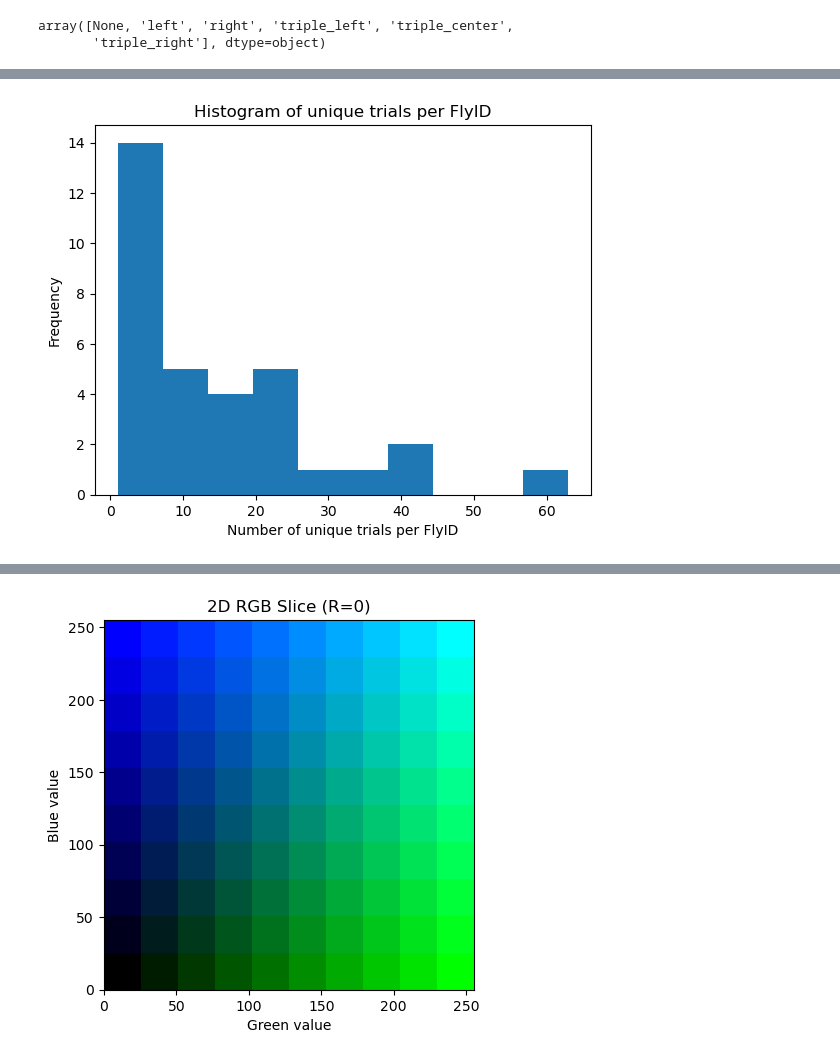
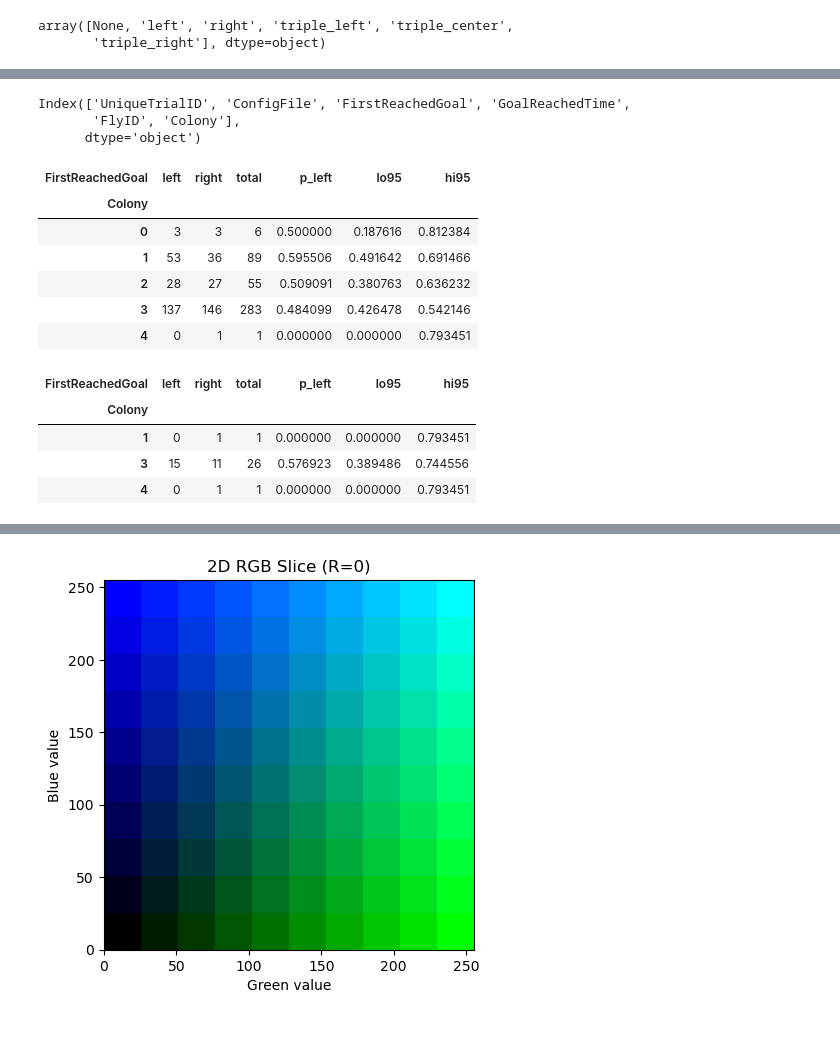
Before and after one commit to AugustPa/VRDataAnalysis, a Jupyter notebook: Ants/data_exploration_color_bias_Geometry2.ipynb, the cells around one changed output, grey strips where cells are left out. Cells and saved outputs as stored; diff of their text form; code cells hidden in the pictures; blank space fills up the shorter version.

```diff
--- a/Ants/data_exploration_color_bias_Geometry2.ipynb
+++ b/Ants/data_exploration_color_bias_Geometry2.ipynb
@@ -523,13 +594 @@ Index(['Current Time', 'VR', 'Scene', 'CurrentSequenceScene', 'ConfigFile',
       dtype='object')
-# %%
-# Group by FlyID and count how many unique UniqueTrialID values each FlyID has
-counts_per_fly = df_cut.groupby('FlyID')['UniqueTrialID'].nunique()
-
-# View this as a histogram of how many trials each FlyID had
-plt.hist(counts_per_fly)
-plt.xlabel("Number of unique trials per FlyID")
-plt.ylabel("Frequency")
-plt.title("Histogram of unique trials per FlyID")
-plt.show()
-# %% [output]
-[figure, removed]
@@ -630,0 +595,56 @@ for fly_id, group_fly in df_config.groupby('FlyID'):
+# %%
+# ------------------------------------------------------------------
+# Build a lookup table: UniqueTrialID  →  FlyID  →  Colony
+# Each UniqueTrialID appears many times in df_cut, so .drop_duplicates().
+# ------------------------------------------------------------------
+trial2fly = (
+    df_cut[['UniqueTrialID', 'FlyID']]
+      .drop_duplicates()
+      .assign(Colony=lambda d: d['FlyID'].str[0])   # first char = colony
+)
+
+# Merge that onto results_df (and do the same for the _3 study)
+results_df   = results_df.merge(trial2fly, on='UniqueTrialID', how='left')
+results_df_3 = results_df_3.merge(trial2fly, on='UniqueTrialID', how='left')
+# %%
+results_df.columns
+# ['UniqueTrialID', 'ConfigFile', 'FirstReachedGoal', 'GoalReachedTime',
+#  'FlyID', 'Colony']
+# %% [output]
+Index(['UniqueTrialID', 'ConfigFile', 'FirstReachedGoal', 'GoalReachedTime',
+       'FlyID', 'Colony'],
+      dtype='object')
+# %%
+from statsmodels.stats.proportion import proportion_confint
+
+def colony_counts(rdf):
+    tbl = (rdf['FirstReachedGoal']
+              .where(rdf['FirstReachedGoal'].isin(['left','right']))
+              .groupby(rdf['Colony'])
+              .value_counts()
+              .unstack(fill_value=0))
+    tbl['total']  = tbl.sum(1)
+    tbl['p_left'] = tbl['left'] / tbl['total']
+    lo, hi        = proportion_confint(tbl['left'], tbl['total'],
+                                       alpha=.05, method='wilson')
+    tbl['lo95'], tbl['hi95'] = lo, hi
+    return tbl
+
+sum1 = colony_counts(results_df)
+sum3 = colony_counts(results_df_3)
+
+display(sum1)
+display(sum3)
+# %% [output]
+| FirstReachedGoal | left | right | total | p_left | lo95 | hi95 |
+| Colony |  |  |  |  |  |  |
+| 0 | 3 | 3 | 6 | 0.500000 | 0.187616 | 0.812384 |
+| 1 | 53 | 36 | 89 | 0.595506 | 0.491642 | 0.691466 |
+| 2 | 28 | 27 | 55 | 0.509091 | 0.380763 | 0.636232 |
+| 3 | 137 | 146 | 283 | 0.484099 | 0.426478 | 0.542146 |
+| 4 | 0 | 1 | 1 | 0.000000 | 0.000000 | 0.793451 |
+| FirstReachedGoal | left | right | total | p_left | lo95 | hi95 |
+| Colony |  |  |  |  |  |  |
+| 1 | 0 | 1 | 1 | 0.000000 | 0.000000 | 0.793451 |
+| 3 | 15 | 11 | 26 | 0.576923 | 0.389486 | 0.744556 |
+| 4 | 0 | 1 | 1 | 0.000000 | 0.000000 | 0.793451 |
```
Also changed, not shown: parts of 14 cells of this notebook, 5 other files.
